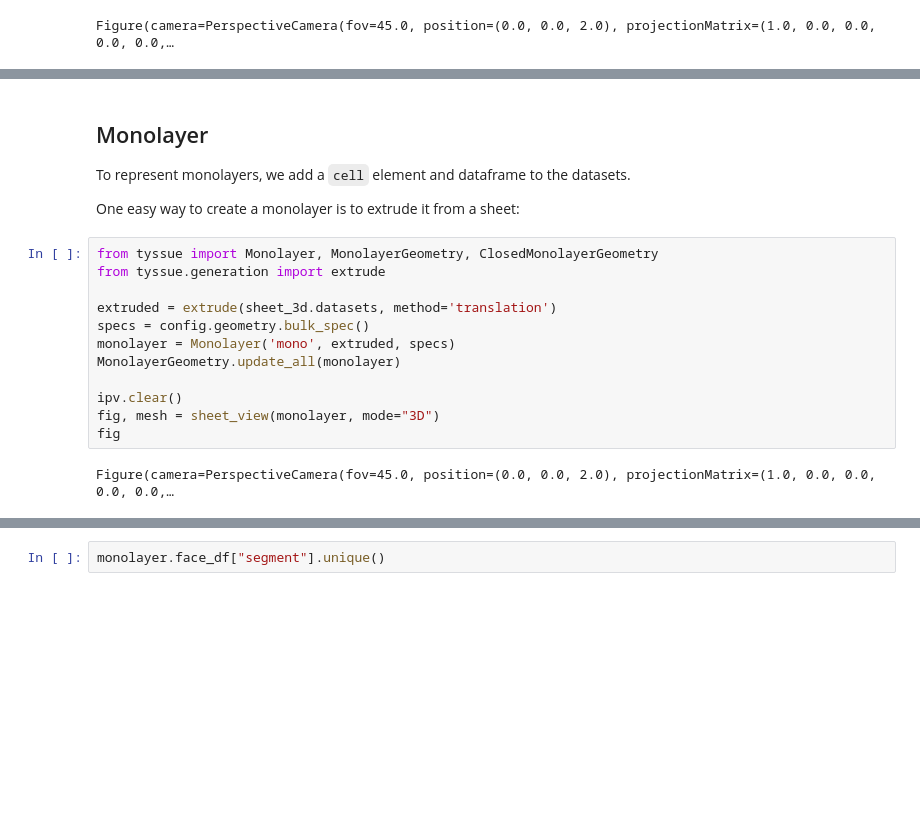
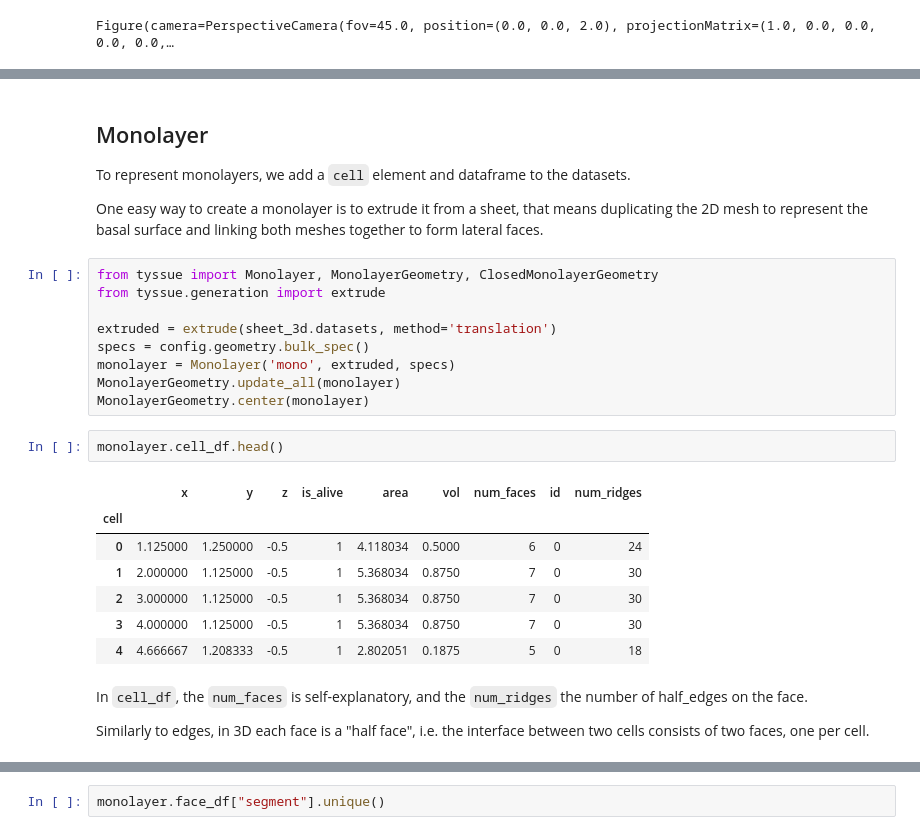
Before and after one commit to DamCB/tyssue-demo, a Jupyter notebook: 01-Geometry.ipynb, the cells around one changed output, grey strips where cells are left out. Saved outputs shown, nothing was run; the diff lists cells and outputs as text; blank space fills up the shorter version.

```diff
--- a/01-Geometry.ipynb
+++ b/01-Geometry.ipynb
@@ -174,7 +191,7 @@ Figure(camera=PerspectiveCamera(fov=45.0, position=(0.0, 0.0, 2.0), projectionMa
 
 To represent monolayers, we add a `cell` element and dataframe to the datasets.
 
-One easy way to create a monolayer is to extrude it from a sheet:
+One easy way to create a monolayer is to extrude it from a sheet, that means duplicating the 2D mesh to represent the basal surface and linking both meshes together to form lateral faces.
 # %%
 from tyssue import Monolayer, MonolayerGeometry, ClosedMonolayerGeometry
 from tyssue.generation import extrude
@@ -183,9 +200,18 @@ extruded = extrude(sheet_3d.datasets, method='translation')
 specs = config.geometry.bulk_spec()
 monolayer = Monolayer('mono', extruded, specs)
 MonolayerGeometry.update_all(monolayer)
-
-ipv.clear()
-fig, mesh = sheet_view(monolayer, mode="3D")
-fig
+MonolayerGeometry.center(monolayer)
-# %% [output]
-Figure(camera=PerspectiveCamera(fov=45.0, position=(0.0, 0.0, 2.0), projectionMatrix=(1.0, 0.0, 0.0, 0.0, 0.0,…
+# %%
+monolayer.cell_df.head()
+# %% [output]
+|  | x | y | z | is_alive | area | vol | num_faces | id | num_ridges |
+| cell |  |  |  |  |  |  |  |  |  |
+| 0 | 1.125000 | 1.250000 | -0.5 | 1 | 4.118034 | 0.5000 | 6 | 0 | 24 |
+| 1 | 2.000000 | 1.125000 | -0.5 | 1 | 5.368034 | 0.8750 | 7 | 0 | 30 |
+| 2 | 3.000000 | 1.125000 | -0.5 | 1 | 5.368034 | 0.8750 | 7 | 0 | 30 |
+| 3 | 4.000000 | 1.125000 | -0.5 | 1 | 5.368034 | 0.8750 | 7 | 0 | 30 |
+| 4 | 4.666667 | 1.208333 | -0.5 | 1 | 2.802051 | 0.1875 | 5 | 0 | 18 |
+# %% [markdown]
+In `cell_df`, the `num_faces` is self-explanatory, and the `num_ridges` the number of half_edges on the face.
+
+Similarly to edges, in 3D each face is a "half face", i.e. the interface between two cells consists of two faces, one per cell.
```
Also changed, not shown: parts of 34 cells of this notebook, 10 other files.
